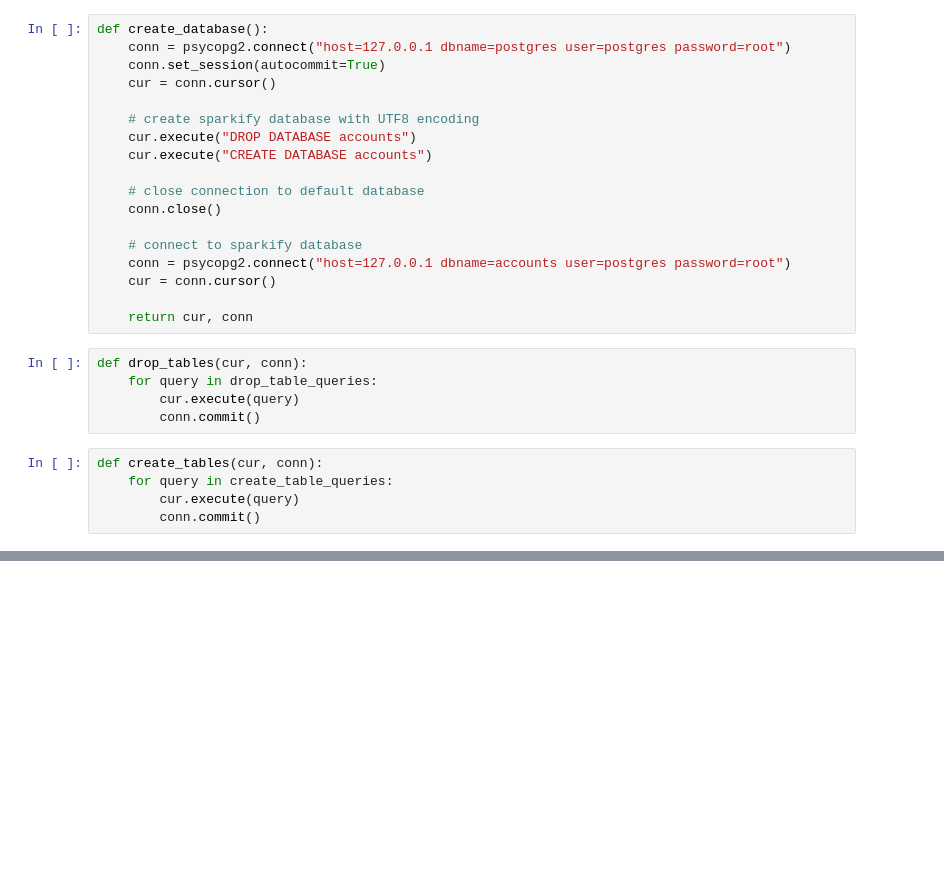
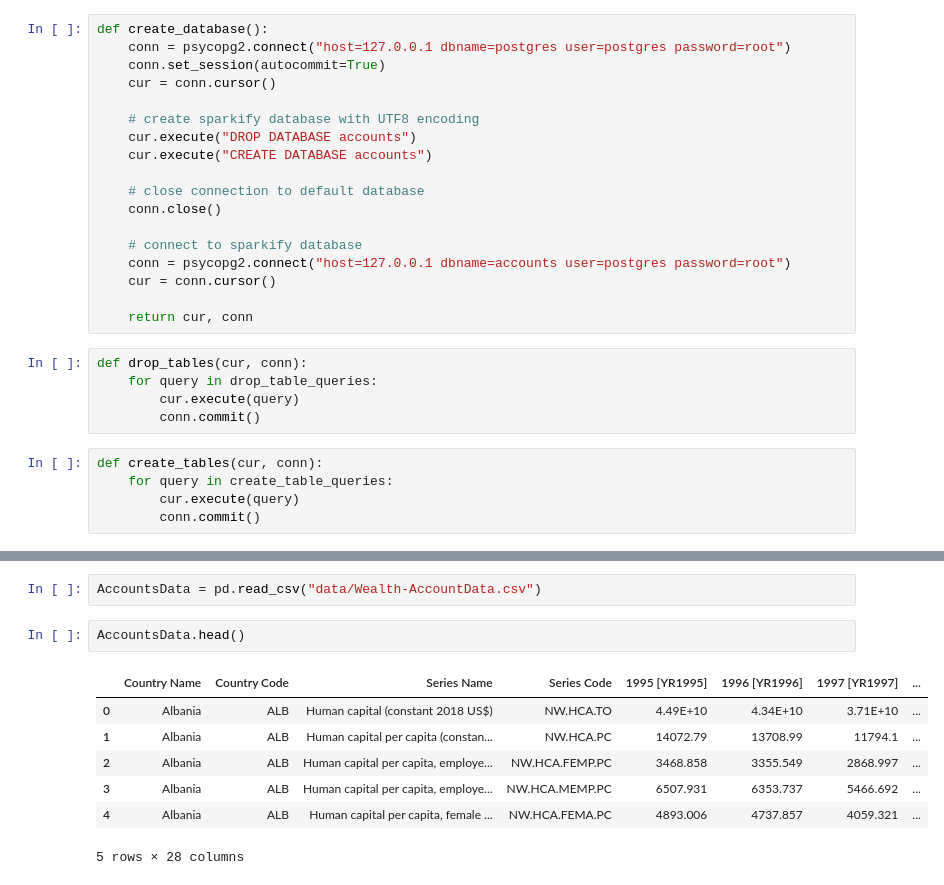
Before and after one commit to vnhtnm19497/build-data-model-and-etl, a Jupyter notebook: create_tables.ipynb, the cells around one changed output, grey strips where cells are left out. Saved outputs shown, nothing was run; the diff lists cells and outputs as text; blank space fills up the shorter version.

```diff
--- a/create_tables.ipynb
+++ b/create_tables.ipynb
@@ -32,0 +130,12 @@ def create_tables(cur, conn):
+# %%
+AccountsData = pd.read_csv("data/Wealth-AccountData.csv")
+# %%
+AccountsData.head()
+# %% [output]
+|  | Country Name | Country Code | Series Name | Series Code | 1995 [YR1995] | 1996 [YR1996] | 1997 [YR1997] | ... |
+| 0 | Albania | ALB | Human capital (constant 2018 US$) | NW.HCA.TO | 4.49E+10 | 4.34E+10 | 3.71E+10 | ... |
+| 1 | Albania | ALB | Human capital per capita (constan... | NW.HCA.PC | 14072.79 | 13708.99 | 11794.1 | ... |
+| 2 | Albania | ALB | Human capital per capita, employe... | NW.HCA.FEMP.PC | 3468.858 | 3355.549 | 2868.997 | ... |
+| 3 | Albania | ALB | Human capital per capita, employe... | NW.HCA.MEMP.PC | 6507.931 | 6353.737 | 5466.692 | ... |
+| 4 | Albania | ALB | Human capital per capita, female ... | NW.HCA.FEMA.PC | 4893.006 | 4737.857 | 4059.321 | ... |
+5 rows × 28 columns
```
Also changed, not shown: parts of 15 cells of this notebook, 1 other file.
